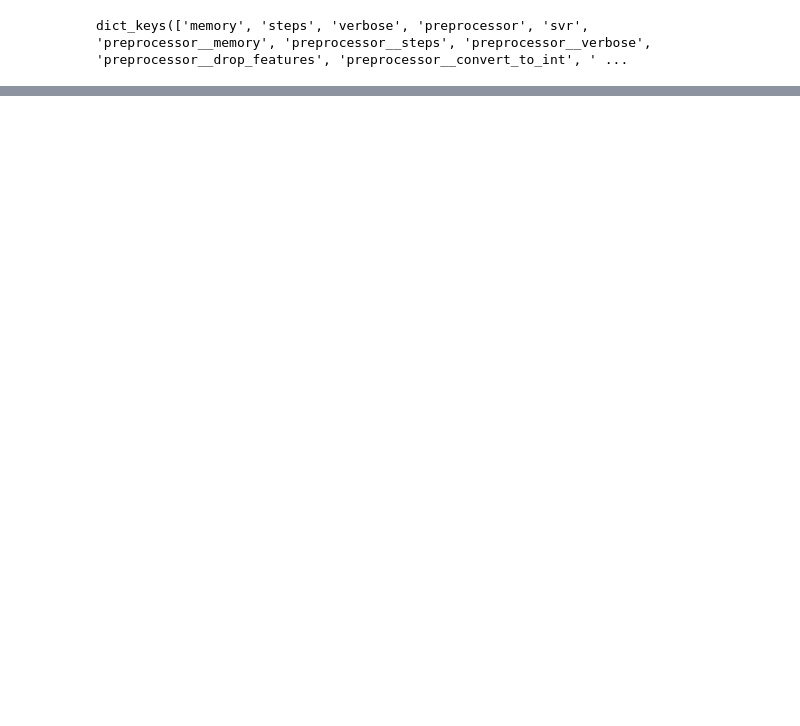
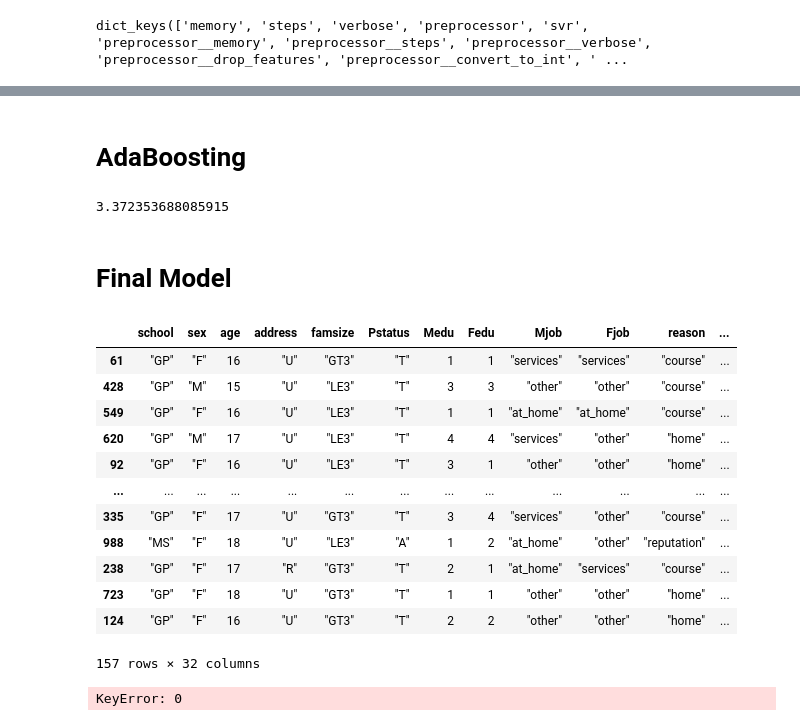
Before and after one commit to MShimer33/MachineLearningFinalProject, a Jupyter notebook: education.ipynb, the cells around one changed output, grey strips where cells are left out. Saved outputs shown, nothing was run; the diff lists cells and outputs as text; code cells hidden in the pictures; blank space fills up the shorter version.

Commit message:
Up to processor

```diff
--- a/education.ipynb
+++ b/education.ipynb
@@ -721,0 +737,43 @@ search.best_params_, search.best_score_
+# %% [markdown]
+AdaBoosting
+===
+# %%
+ada = AdaBoostRegressor(RandomForestRegressor(max_features=15, min_samples_leaf=2, min_samples_split=2, n_estimators=107)).fit(transformed, y_train)
+cv_score = np.sqrt(-cross_val_score(ada, transformed, y_train, cv=3, scoring='neg_mean_squared_error').mean())
+cv_score
+# %% [output]
+3.372353688085915
+# %% [markdown]
+Final Model
+===
+# %%
+X_test
+# %% [output]
+|  | school | sex | age | address | famsize | Pstatus | Medu | Fedu | Mjob | Fjob | reason | ... |
+| 61 | "GP" | "F" | 16 | "U" | "GT3" | "T" | 1 | 1 | "services" | "services" | "course" | ... |
+| 428 | "GP" | "M" | 15 | "U" | "LE3" | "T" | 3 | 3 | "other" | "other" | "course" | ... |
+| 549 | "GP" | "F" | 16 | "U" | "LE3" | "T" | 1 | 1 | "at_home" | "at_home" | "course" | ... |
+| 620 | "GP" | "M" | 17 | "U" | "LE3" | "T" | 4 | 4 | "services" | "other" | "home" | ... |
+| 92 | "GP" | "F" | 16 | "U" | "LE3" | "T" | 3 | 1 | "other" | "other" | "home" | ... |
+| ... | ... | ... | ... | ... | ... | ... | ... | ... | ... | ... | ... | ... |
+| 335 | "GP" | "F" | 17 | "U" | "GT3" | "T" | 3 | 4 | "services" | "other" | "course" | ... |
+| 988 | "MS" | "F" | 18 | "U" | "LE3" | "A" | 1 | 2 | "at_home" | "other" | "reputation" | ... |
+| 238 | "GP" | "F" | 17 | "R" | "GT3" | "T" | 2 | 1 | "at_home" | "services" | "course" | ... |
+| 723 | "GP" | "F" | 18 | "U" | "GT3" | "T" | 1 | 1 | "other" | "other" | "home" | ... |
+| 124 | "GP" | "F" | 16 | "U" | "GT3" | "T" | 2 | 2 | "other" | "other" | "home" | ... |
+157 rows × 32 columns
+# %%
+
+
+processor = Pipeline([
+    ('preprocessor', preprocessor),
+    ('random_forest', RandomForestRegressor(max_features=15, min_samples_leaf=2, min_samples_split=2, n_estimators=107))
+])
+
+processor.fit(X_train, y_train)
+
+# score = np.sqrt(mean_squared_error(y_test, processor.predict(X_test)))
+# score
+processor.predict(X_test)
+# %% [output]
+KeyError: 0
```
Also changed, not shown: parts of 18 cells of this notebook.
